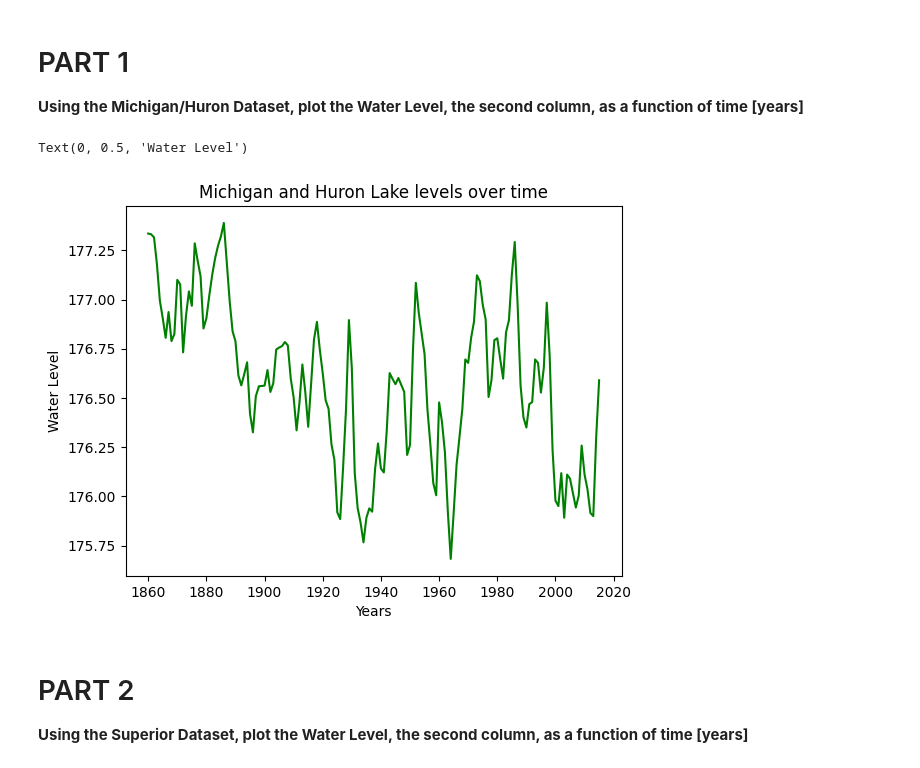
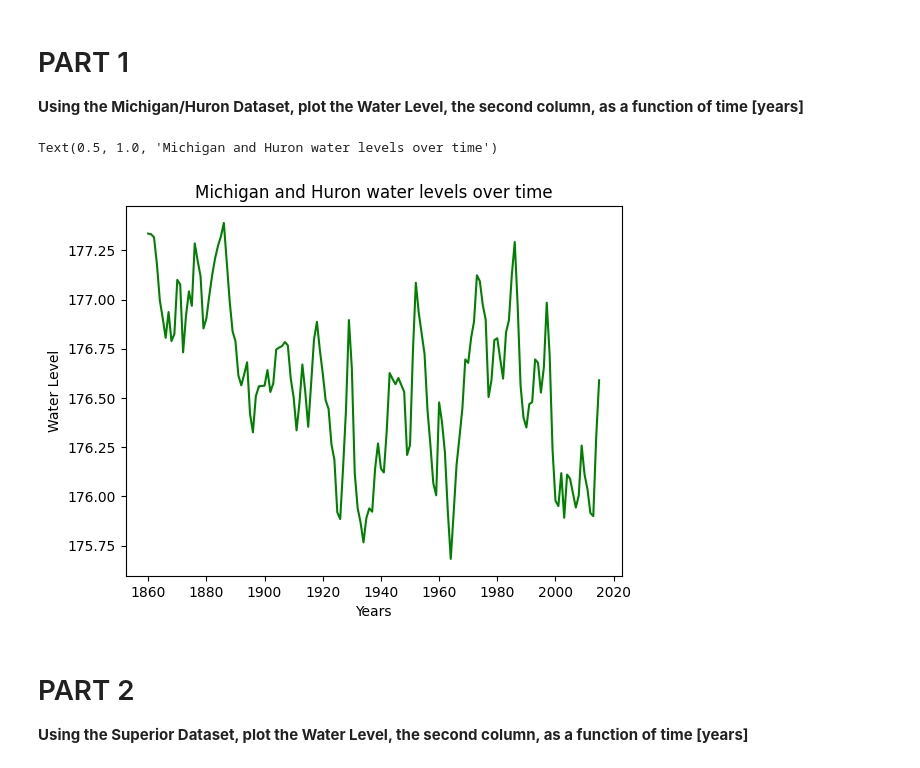
Before and after one commit to CartyJah/CMSE202_Git_Started, a Jupyter notebook: Great_Lakes_and_Grand_River.ipynb, the cells around one changed output. Cells and saved outputs as stored; diff of their text form; code cells hidden in the pictures.

```diff
--- a/Great_Lakes_and_Grand_River.ipynb
+++ b/Great_Lakes_and_Grand_River.ipynb
@@ -30,17 +30,16 @@ This notebook **might look very familiar!** It is based off a CMSE 201 assignmen
 **Using the Michigan/Huron Dataset, plot the Water Level, the second column, as a function of time [years]**
 # %%
 # Insert Code Here
-michigan_and_Huron_data = pd.read_csv("~/CMSE202/repositories/CMSE202_Git_Started/data/mhu.csv", delimiter=",")
+michigan_and_Huron_data = pd.read_csv("~/CMSE202/repositories/CMSE202_Git_Started/data/mhu.csv")
 michigan_and_Huron_data.head()
 
-
-plt.plot(michigan_and_Huron_data["Michigan-Huron annual averages"], michigan_and_Huron_data["AnnAvg"],color = "green")
-plt.title("Michigan and Huron Lake levels over time")
+plt.plot(michigan_and_Huron_data["Michigan-Huron annual averages"],michigan_and_Huron_data["AnnAvg"], color = "green")
 plt.xlabel("Years")
 plt.ylabel("Water Level")
+plt.title("Michigan and Huron water levels over time")
 # %% [output]
-Text(0, 0.5, 'Water Level')
+Text(0.5, 1.0, 'Michigan and Huron water levels over time')
-[figure, old version]
+[figure, new version]
 # %% [markdown]
 # PART 2
 
```
Also changed, not shown: parts of 1 cell of this notebook.
